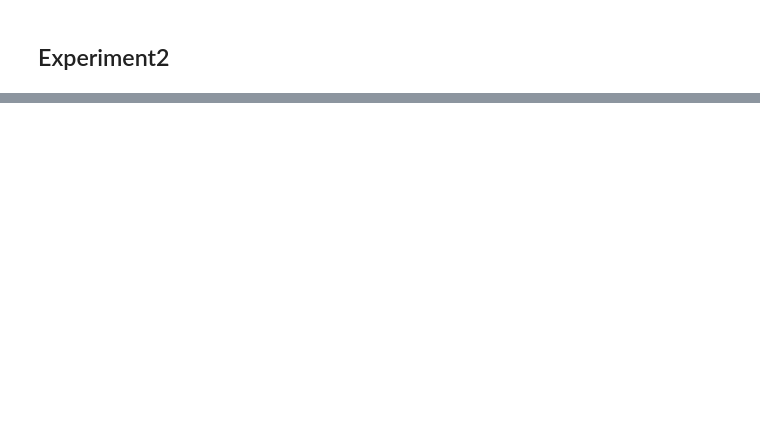
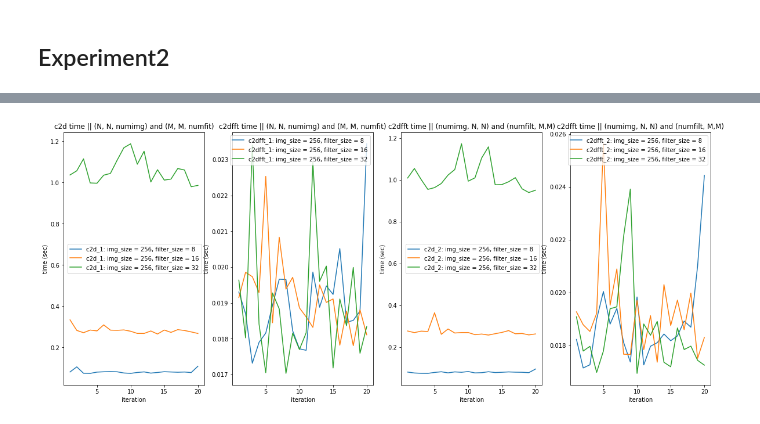
Before and after one commit to 2U1/NN, a Jupyter notebook: Assignment3/convVsFT.ipynb, the cells around one changed output, grey strips where cells are left out. Cells and saved outputs as stored; diff of their text form; code cells hidden in the pictures; blank space fills up the shorter version.

```diff
--- a/Assignment3/convVsFT.ipynb
+++ b/Assignment3/convVsFT.ipynb
@@ -188,0 +288,96 @@ Convolution and fourier transformation with shape of (numimg, N, N) is much fast
+# %%
+# plot the results
+import matplotlib.pyplot as plt
+
+def plot_results(img_size, filter_size, num_iter=20):
+
+    random.seed(119)
+    random_seed = random.sample(range(200), num_iter)
+
+    c2d_time_1 = np.zeros((len(img_size), len(filter_size), num_iter))
+    c2dfft_time_1 = np.zeros((len(img_size), len(filter_size), num_iter))
+
+    c2d_time_2 = np.zeros((len(img_size), len(filter_size), num_iter))
+    c2dfft_time_2 = np.zeros((len(img_size), len(filter_size), num_iter))
+
+    for i in range(len(img_size)):
+        for j in range(len(filter_size)):
+            for k in range(num_iter):
+                # Making data
+                I1, F1, O1 = makeData1(img_size[i], 2, filter_size[j], 3, random_seed[k])
+                I2, F2, O2 = makeData2(img_size[i], 2, filter_size[j], 3, random_seed[k])
+                # Initialize output format
+
+                # convolution (N, N, numimg) and (M, M, numfit)
+                O1_c = np.zeros(O1.shape)
+                # Fourier transform  (N, N, numimg) and (M, M, numfit)
+                O1_f = np.zeros(O1.shape)
+
+                # convolution (numimg, N, N) and (numfilt, M,M)
+                O2_c = np.zeros(O2.shape)
+                # Fourier transform  (numimg, N, N) and (numfilt, M,M)
+                O2_f = np.zeros(O2.shape)
+
+
+                # (N, N, numimg) and (M, M, numfit)
+                t1 = datetime.now()
+                O1_c = c2d1(I1, F1, O1_c)
+                # time for both end case 1 and start case 2
+                t2 = datetime.now()
+                O1_f = c2dfft1(I1, F1, O1_f)
+
+                # time for end case 2
+                t3 = datetime.now()
+                c2d_time_1[i, j, k] = (t2-t1).total_seconds()
+                c2dfft_time_1[i, j, k] = (t3-t2).total_seconds()
+
+
+                # (numimg, N, N) and (numfilt, M,M)
+
+                t1 = datetime.now()
+                O2_c = c2d2(I2, F2, O2_c)
+                # time for both end case 1 and start case 2
+                t2 = datetime.now()
+                O2_f = c2dfft2(I2, F2, O2_f)
+
+                # time for end case 2
+                t3 = datetime.now()
+                c2d_time_2[i, j, k] = (t2-t1).total_seconds()
+                c2dfft_time_2[i, j, k] = (t3-t2).total_seconds()
+
+
+    # Visualizatin
+    fig, ax = plt.subplots(1, 4, figsize=(20, 8))
+    # fig, ax = plt.errorbar(1, 4, figsize=(20, 8))
+    x = list(range(1,21))
+    for i in range(len(img_size)):
+        for j in range(len(filter_size)):
+            ax[0].plot(x, c2d_time_1[i, j, :], label='c2d_1: img_size = ' + str(img_size[i]) + ', filter_size = ' + str(filter_size[j]))
+            # ax[0].plot(c2d_time_1[i, j, :], label='c2d_1: img_size = ' + str(img_size[i]) + ', filter_size = ' + str(filter_size[j]))
+            ax[1].plot(x,c2dfft_time_1[i, j, :], label='c2dfft_1: img_size = ' + str(img_size[i]) + ', filter_size = ' + str(filter_size[j]))
+            ax[2].plot(x,c2d_time_2[i, j, :], label='c2d_2: img_size = ' + str(img_size[i]) + ', filter_size = ' + str(filter_size[j]))
+            ax[3].plot(x,c2dfft_time_2[i, j, :], label='c2dfft_2: img_size = ' + str(img_size[i]) + ', filter_size = ' + str(filter_size[j]))
+
+    ax[0].set_title('c2d time || (N, N, numimg) and (M, M, numfit)')
+    ax[0].set_xlabel('iteration')
+    ax[0].set_ylabel('time (sec)')
+    ax[0].legend()
+    ax[1].set_title('c2dfft time || (N, N, numimg) and (M, M, numfit)')
+    ax[1].set_xlabel('iteration')
+    ax[1].set_ylabel('time (sec)')
+    ax[1].legend()
+    ax[2].set_title('c2dfft time || (numimg, N, N) and (numfilt, M,M)')
+    ax[2].set_xlabel('iteration')
+    ax[2].set_ylabel('time (sec)')
+    ax[2].legend()
+    ax[3].set_title('c2dfft time || (numimg, N, N) and (numfilt, M,M)')
+    ax[3].set_xlabel('iteration')
+    ax[3].set_ylabel('time (sec)')
+    ax[3].legend()
+    plt.show()
+
+img_size = [256]
+filt_size = [8, 16, 32]
+plot_results(img_size, filt_size)
+# %% [output]
+[figure, added]
```
Also changed, not shown: parts of 27 cells of this notebook, 1 other file.
